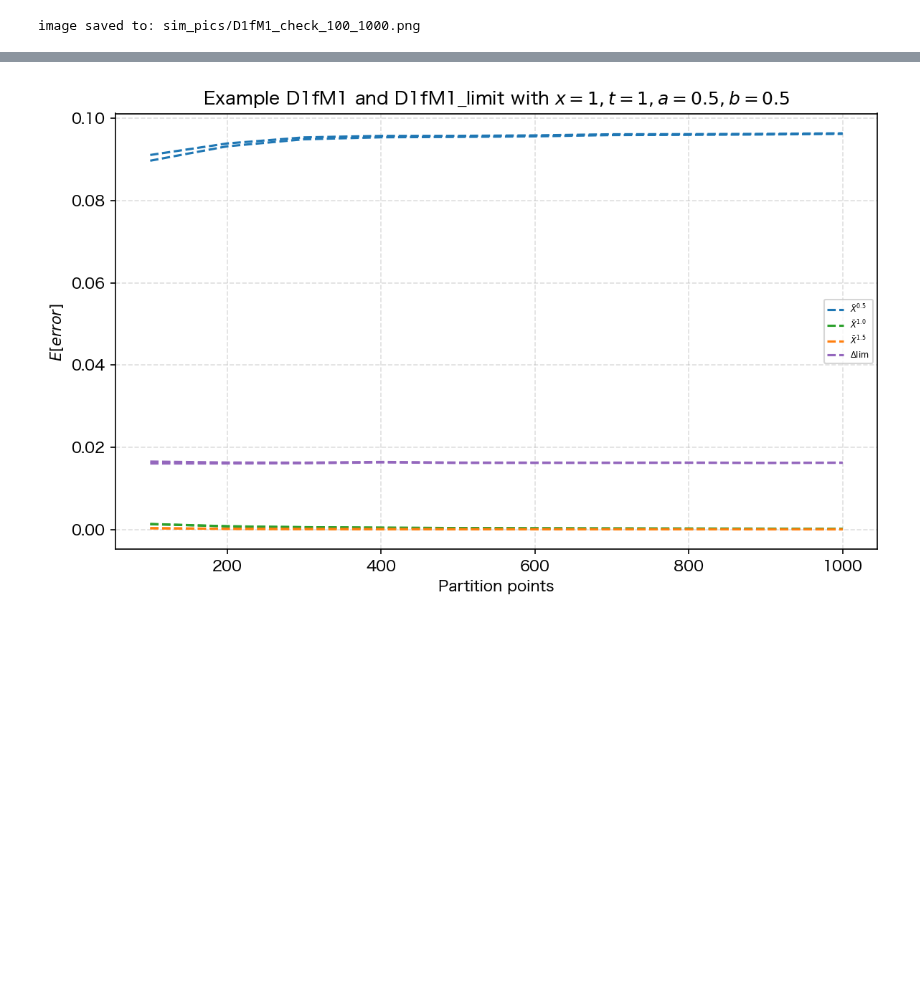
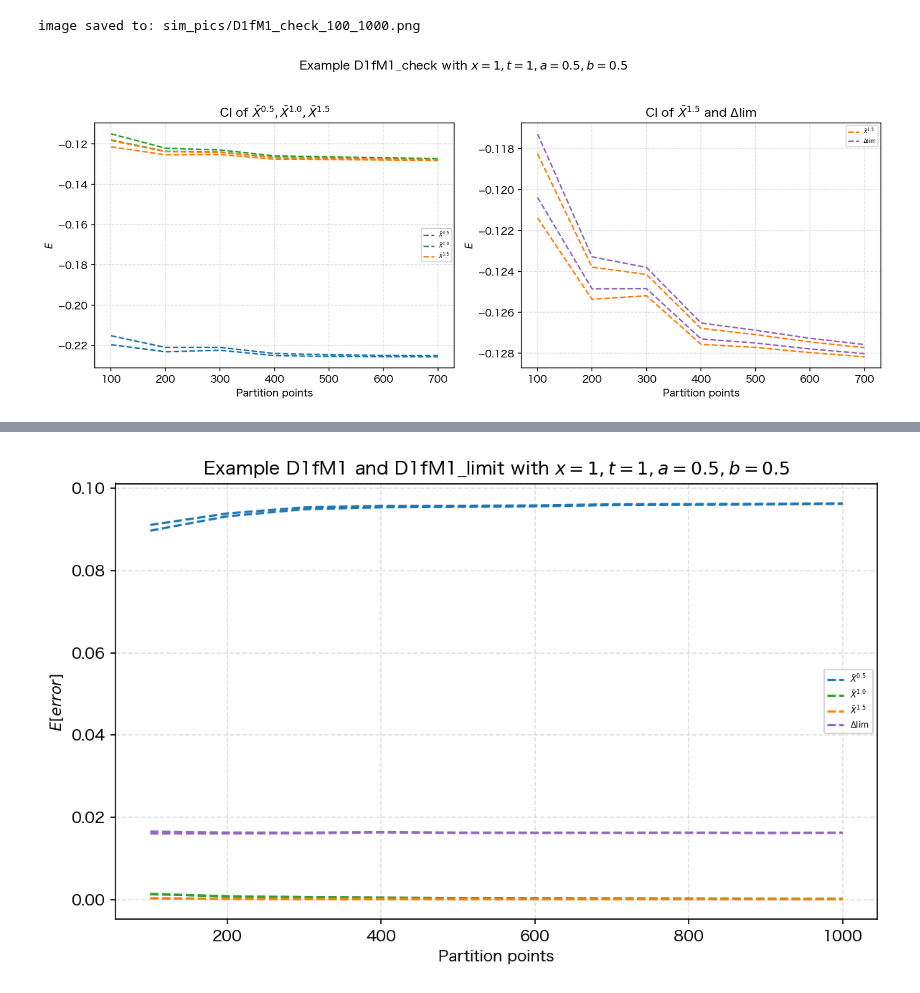
Before and after one commit to Andriyichenko/simulation, a Jupyter notebook: D1f/D1f_plot.ipynb, the cells around one changed output, grey strips where cells are left out. Saved outputs shown, nothing was run; the diff lists cells and outputs as text; code cells hidden in the pictures; blank space fills up the shorter version.

Commit message:
update the new plot code

```diff
--- a/D1f/D1f_plot.ipynb
+++ b/D1f/D1f_plot.ipynb
@@ -117,3 +117,93 @@ print("image saved to:", save_path)
 # %% [output]
 [figure]
 image saved to: sim_pics/D1fM1_check_100_1000.png
+# %%
+#D1fM1_check_100_1000
+#信頼区間公式 \bar{X} ± z * (s/√n)
+# ここで、\bar{X}は標本平均、zは信頼水準、sは標本標準偏差(SD)、nはサンプルサイズ(SS),(s/√n)は標準誤差(SE)
+import pandas as pd
+import matplotlib.pyplot as plt
+import numpy as np
+from scipy.stats import norm
+from pathlib import Path
+plt.rcParams['font.family'] = 'Hiragino Sans'  # 図のフォント設定
+save_dir = Path("sim_pics")  # フォルダー保存先
+save_dir.mkdir(exist_ok=True)
+
+save_path = save_dir / "D1fM1_check_100_1000_subplot.png"  # 画像保存パス（ファイル名だけ変更）
+
+# 信頼水準(confidence level)の関数
+def conf_level(a):  # aは信頼度であり、ex:a=0.95なら95%信頼区間
+    alpha = 1-a
+    z = norm.ppf(1 - alpha / 2)
+    return z
+
+df2 = pd.read_csv("../data_source/D1fM1_check_100_1000_data.csv")
+
+# z信頼水準の計算,aは信頼度であり、ex:a=0.95なら95%信頼区間
+a = 0.95
+z = conf_level(a)
+
+A_std_df2   = np.sqrt(df2['E'])      # Aの標本標準偏差(SD)
+Am_std_df2  = np.sqrt(df2['Em'])     # Amの標本標準偏差(SD)
+A15_std_df2 = np.sqrt(df2['E_1_5'])  # A_1_5の標本標準偏差(SD)
+Axb_std_df2 = np.sqrt(df2['Eb'])     # A_bの標本標準偏差(SD)
+
+paths = 8 * (df2['points'] ** 2)
+
+# Standard errors of sample means
+A_se_df2     = A_std_df2   / np.sqrt(paths)
+Am_se_df2    = Am_std_df2  / np.sqrt(paths)
+A15_se_df2   = A15_std_df2 / np.sqrt(paths)
+Axb_se_df2   = Axb_std_df2 / np.sqrt(paths)
+
+# Confidence bands
+A_up_df2     = df2['A']      + z * A_se_df2
+A_low_df2    = df2['A']      - z * A_se_df2
+Am_up_df2    = df2['Am']     + z * Am_se_df2
+Am_low_df2   = df2['Am']     - z * Am_se_df2
+A15_up_df2   = df2['A_1_5']  + z * A15_se_df2
+A15_low_df2  = df2['A_1_5']  - z * A15_se_df2
+Axb_up_df2   = df2['Ab']     + z * Axb_se_df2
+Axb_low_df2  = df2['Ab']     - z * Axb_se_df2
+
+# ---------- ここから subplot で 2 枚の図を描画 ----------
+fig, axes = plt.subplots(1, 2, figsize=(12, 5), dpi=150)
+
+# ===== 左側の図：元の3種類の信頼区間 =====
+ax1 = axes[0]
+ax1.plot(df2["points"], A_up_df2,  linestyle="--", color="#1f77b4", label=r"$\bar{X}^{0.5}$")
+ax1.plot(df2["points"], A_low_df2, linestyle="--", color="#1f77b4")
+ax1.plot(df2["points"], Am_up_df2,  linestyle="--", color="#2ca02c", label=r"$\bar{X}^{1.0}$")
+ax1.plot(df2["points"], Am_low_df2, linestyle="--", color="#2ca02c")
+ax1.plot(df2["points"], A15_up_df2,  linestyle="--", color="#ff7f0e", label=r"$\bar{X}^{1.5}$")
+ax1.plot(df2["points"], A15_low_df2, linestyle="--", color="#ff7f0e")
+
+ax1.set_title(r'CI of $\bar{X}^{0.5}, \bar{X}^{1.0}, \bar{X}^{1.5}$')
+ax1.set_xlabel("Partition points")
+ax1.set_ylabel("$E$")
+ax1.grid(True, linestyle="--", alpha=0.4)
+ax1.legend(fontsize=5.5, loc='best')
+
+# ===== 右側の図：指定された4本の線の図 =====
+ax2 = axes[1]
+ax2.plot(df2["points"], A15_up_df2,  linestyle="--", color="#ff7f0e", label=r"$\bar{X}^{1.5}$")
+ax2.plot(df2["points"], A15_low_df2, linestyle="--", color="#ff7f0e")
+ax2.plot(df2["points"], Axb_up_df2,  linestyle="--", color="#9467bd", label=r"$\Delta\lim$")
+ax2.plot(df2["points"], Axb_low_df2, linestyle="--", color="#9467bd")
+
+ax2.set_title(r'CI of $\bar{X}^{1.5}$ and $\Delta\lim$')
+ax2.set_xlabel("Partition points")
+ax2.set_ylabel("$E$")
+ax2.grid(True, linestyle="--", alpha=0.4)
+ax2.legend(fontsize=5.5, loc='best')
+
+# 全体タイトル（必要なら）
+fig.suptitle(r'Example D1fM1_check with $x=1,t=1,a=0.5,b=0.5$')
+
+plt.tight_layout(rect=[0, 0, 1, 0.95])  # 上に suptitle を置くために rect を少し縮める
+plt.savefig(save_path, dpi=250, bbox_inches='tight')
+plt.show()
+print("image saved to:", save_path)
+# %% [output]
+[figure, added]
```
Also changed, not shown: parts of 2 cells of this notebook, 3 other files.
